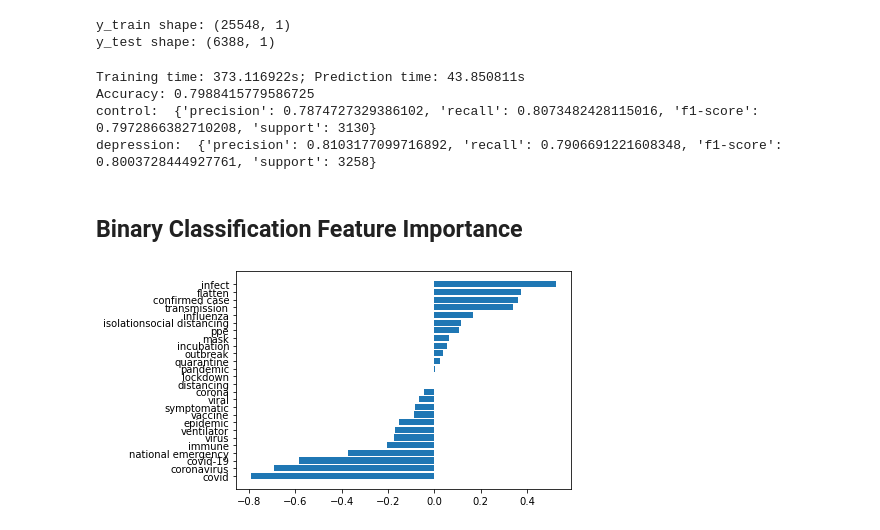
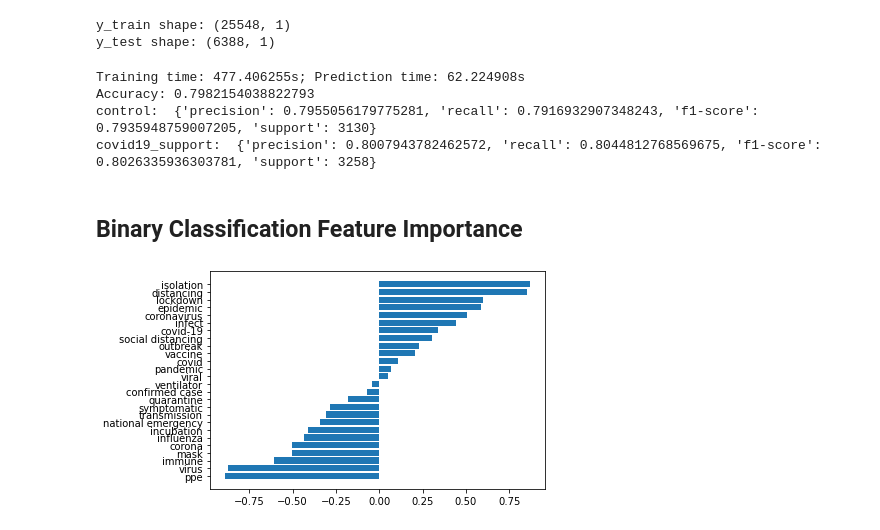
Before and after one commit to j-chen005/COVID19-Mental-Health-Analysis, a Jupyter notebook: Binary Classification.ipynb, the cells around one changed output. Cells and saved outputs as stored; diff of their text form; code cells hidden in the pictures.

```diff
--- a/Binary Classification.ipynb
+++ b/Binary Classification.ipynb
@@ -22,3 +89,11 @@ control_dataset = pd.read_csv('/Users/justinchen/Desktop/AARD Datasets/mental_he
+# %%
+#above functions combined
+def preprocessing(text):
+    line = cleaning(text)
+    line = post_cleaning (line)
+    return line
+# %%
+df.body = df.body.apply(lambda x: preprocessing(x))
 # %% [markdown]
 ### Anxiety SVM
 # %%
@@ -50,0 +124,9 @@ anxiety_control = control_dataset.sample(16689)
+# %%
+control_list = []
+for a in range(45884):
+    if df.at[a, 'subreddit.name'] == 'anxiety':
+        control_list.append(a)
+# %%
+anxiety_control = df.drop(control_list, axis = 0)
+anxiety_control = anxiety_control.sample(16689)
+anxiety_control
@@ -594,7 +774,7 @@ time_linear_train = t1-t0
 time_linear_predict = t2-t1
 
 labels = [0.0, 1.0]
-target_names = ['control', 'scovid19_support']
+target_names = ['control', 'covid19_support']
 
 # results
 print("Training time: %fs; Prediction time: %fs" % (time_linear_train, time_linear_predict))
@@ -606,10 +786,10 @@ print("Accuracy:", metrics.accuracy_score(y_test, prediction_linear))
 print('control: ', report['control'])
 print('covid19_support: ', report['covid19_support'])
 # %% [output]
-Training time: 373.116922s; Prediction time: 43.850811s
-Accuracy: 0.7988415779586725
-control:  {'precision': 0.7874727329386102, 'recall': 0.8073482428115016, 'f1-score': 0.7972866382710208, 'support': 3130}
-depression:  {'precision': 0.8103177099716892, 'recall': 0.7906691221608348, 'f1-score': 0.8003728444927761, 'support': 3258}
+Training time: 477.406255s; Prediction time: 62.224908s
+Accuracy: 0.7982154038822793
+control:  {'precision': 0.7955056179775281, 'recall': 0.7916932907348243, 'f1-score': 0.7935948759007205, 'support': 3130}
+covid19_support:  {'precision': 0.8007943782462572, 'recall': 0.8044812768569675, 'f1-score': 0.8026335936303781, 'support': 3258}
 # %% [markdown]
 ## Binary Classification Feature Importance
 # %%
@@ -620,36 +800,35 @@ def f_importances(coef, names):
     plt.yticks(range(len(names)), names)
     plt.show()
 
 features_names = ['corona',
                   'virus',
                   'viral',
                   'covid',
                   'influenza',
                   'pandemic',
                   'epidemic',
                   'quarantine',
                   'lockdown',
                   'distancing',
                   'national emergency',
-                  'flatten',
                   'infect',
                   'ventilator',
                   'mask',
                   'symptomatic',
                   'immune',
                   'incubation',
                   'transmission',
                   'vaccine',
                   'confirmed case',
                   'coronavirus',
                   'covid-19',
                   'outbreak',
                   'ppe',
-                  'isolation'
+                  'isolation',
                   'social distancing' ]
 f_importances(anxiety_classifier.coef_.toarray()[0], features_names)
 # %% [output]
-[figure, old version]
+[figure, new version]
 # %%
 f_importances(depression_classifier.coef_.toarray()[0], features_names)
 # %% [output]
```
Also changed, not shown: parts of 42 cells of this notebook.
